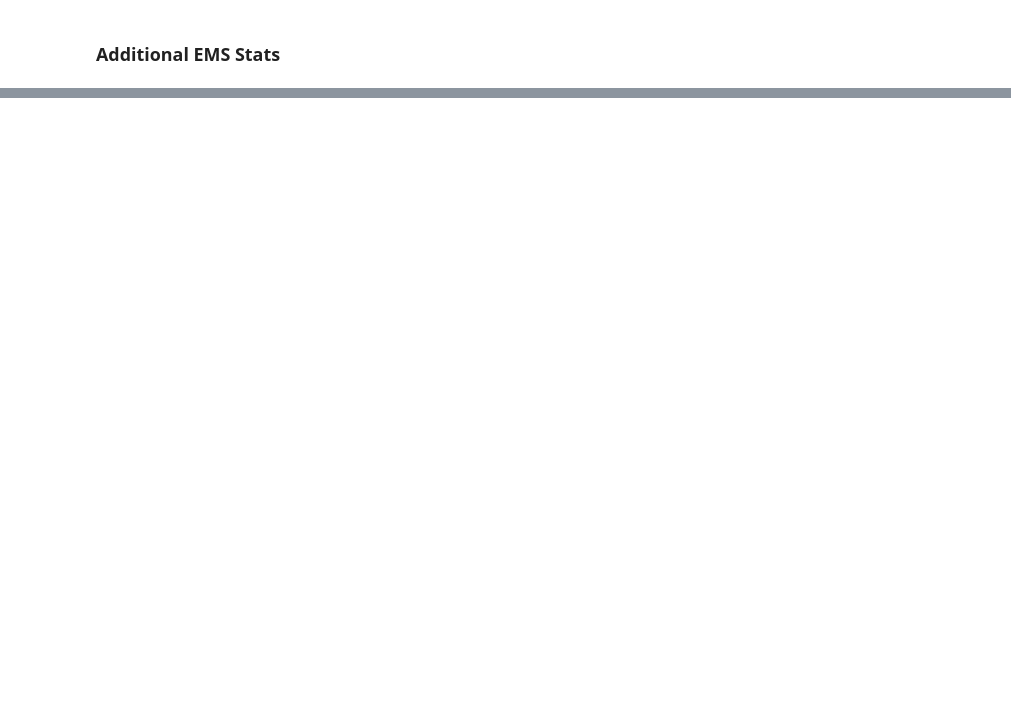
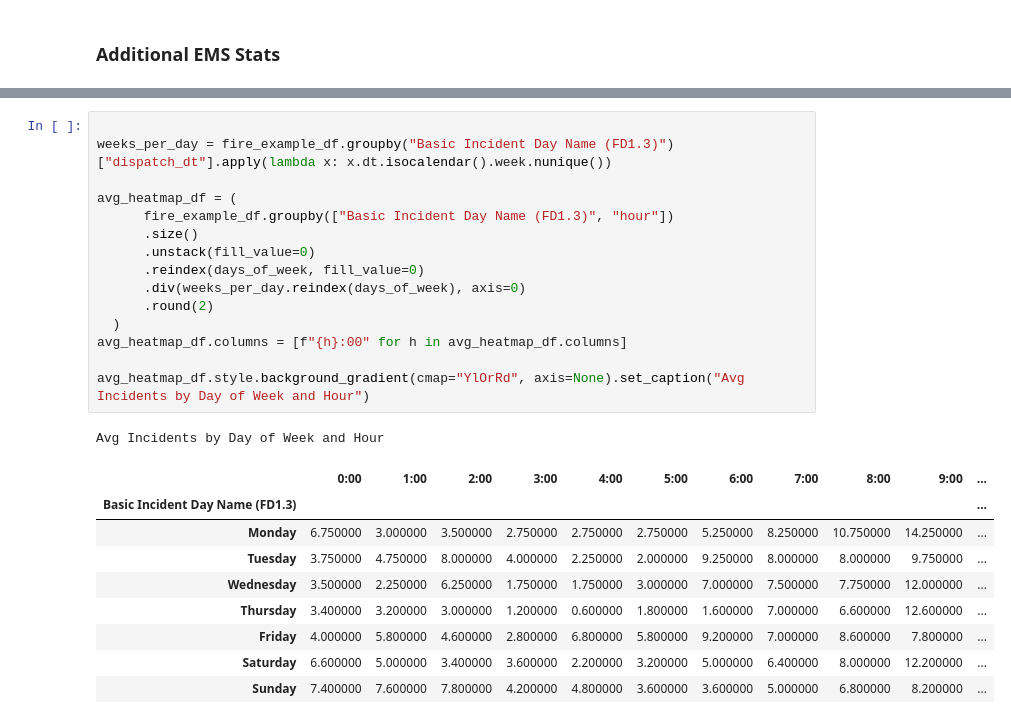
Before and after one commit to atelle10/ser401, a Jupyter notebook: notebooks/stats_kpis.ipynb, the cells around one changed output, grey strips where cells are left out. Drawn from its saved outputs; the diff is of its cells as text; blank space fills up the shorter version.

```diff
--- a/notebooks/stats_kpis.ipynb
+++ b/notebooks/stats_kpis.ipynb
@@ -468,0 +492,26 @@ R602: 225 calls (9.5% of total)
+# %%
+
+weeks_per_day = fire_example_df.groupby("Basic Incident Day Name (FD1.3)")["dispatch_dt"].apply(lambda x: x.dt.isocalendar().week.nunique())
+
+avg_heatmap_df = (
+      fire_example_df.groupby(["Basic Incident Day Name (FD1.3)", "hour"])
+      .size()
+      .unstack(fill_value=0)
+      .reindex(days_of_week, fill_value=0)
+      .div(weeks_per_day.reindex(days_of_week), axis=0)
+      .round(2)
+  )
+avg_heatmap_df.columns = [f"{h}:00" for h in avg_heatmap_df.columns]
+
+avg_heatmap_df.style.background_gradient(cmap="YlOrRd", axis=None).set_caption("Avg Incidents by Day of Week and Hour")
+# %% [output]
+Avg Incidents by Day of Week and Hour
+|  | 0:00 | 1:00 | 2:00 | 3:00 | 4:00 | 5:00 | 6:00 | 7:00 | 8:00 | 9:00 | ... |
+| Basic Incident Day Name (FD1.3) |  |  |  |  |  |  |  |  |  |  | ... |
+| Monday | 6.750000 | 3.000000 | 3.500000 | 2.750000 | 2.750000 | 2.750000 | 5.250000 | 8.250000 | 10.750000 | 14.250000 | ... |
+| Tuesday | 3.750000 | 4.750000 | 8.000000 | 4.000000 | 2.250000 | 2.000000 | 9.250000 | 8.000000 | 8.000000 | 9.750000 | ... |
+| Wednesday | 3.500000 | 2.250000 | 6.250000 | 1.750000 | 1.750000 | 3.000000 | 7.000000 | 7.500000 | 7.750000 | 12.000000 | ... |
+| Thursday | 3.400000 | 3.200000 | 3.000000 | 1.200000 | 0.600000 | 1.800000 | 1.600000 | 7.000000 | 6.600000 | 12.600000 | ... |
+| Friday | 4.000000 | 5.800000 | 4.600000 | 2.800000 | 6.800000 | 5.800000 | 9.200000 | 7.000000 | 8.600000 | 7.800000 | ... |
+| Saturday | 6.600000 | 5.000000 | 3.400000 | 3.600000 | 2.200000 | 3.200000 | 5.000000 | 6.400000 | 8.000000 | 12.200000 | ... |
+| Sunday | 7.400000 | 7.600000 | 7.800000 | 4.200000 | 4.800000 | 3.600000 | 3.600000 | 5.000000 | 6.800000 | 8.200000 | ... |
```
Also changed, not shown: parts of 7 cells of this notebook, 1 other file.
